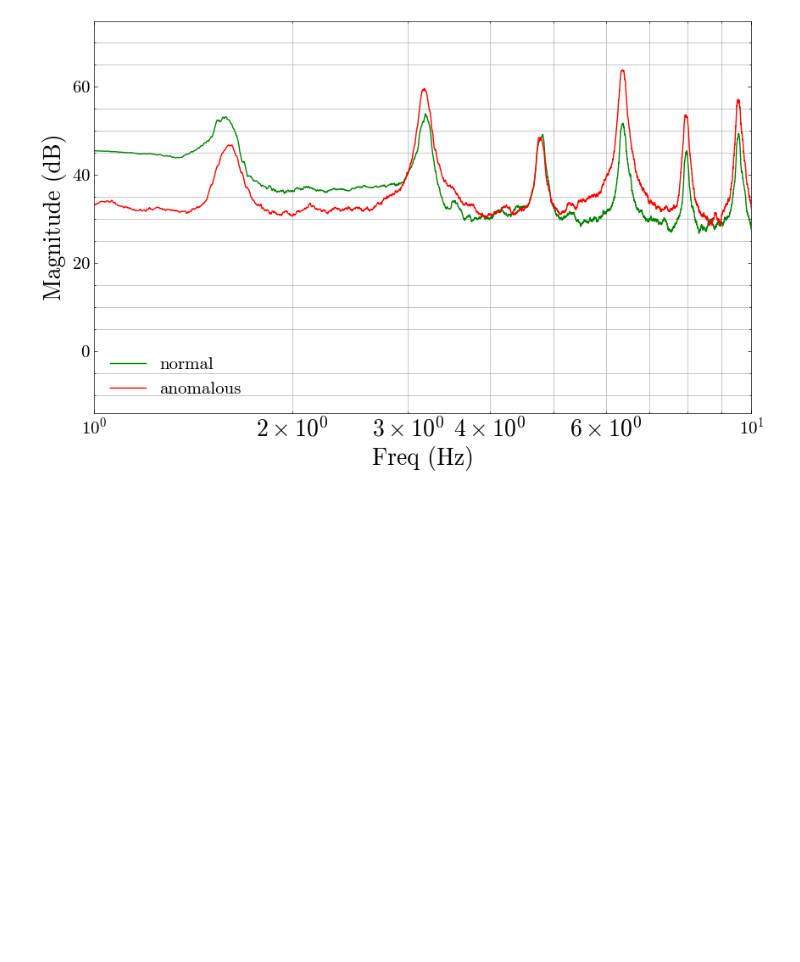
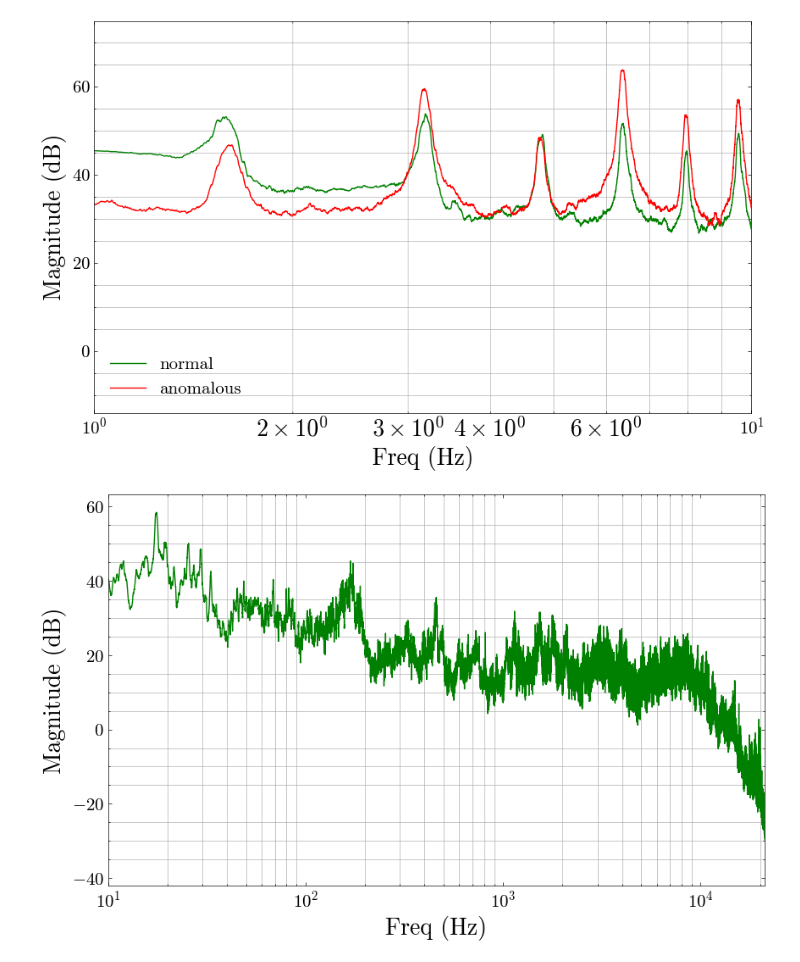
Before and after one commit to FlyingFish760/5ARIP10, a Jupyter notebook: FFT.ipynb, the cells around one changed output. Saved outputs shown, nothing was run; the diff lists cells and outputs as text; code cells hidden in the pictures; blank space fills up the shorter version.

Commit message:
adding omron mic FFT plots

```diff
--- a/FFT.ipynb
+++ b/FFT.ipynb
@@ -8,9 +8,8 @@ from pylab import *
 import os
 from HD_Model_NEW.HD_DataLoader import *
 # %%
-# figure folder path
-fig_folder = r'C:\Users\piete\OneDrive\Documents\MSc\Q3\5ARIP10\FinalReport\FFTfigures'
-
+fig_folder = r'C:\Users\PCpieter\OneDrive\Documents\MSc\Q3\5ARIP10\FinalReport\FFTfigures'
+omron_data_folder = r'C:\Users\PCpieter\OneDrive\Documents\MSc\Q3\5ARIP10\DCASE_dataset\5ARIP10\Omron_visit_tests\Microphone'
 dir_data = os.path.join(os.getcwd(), 'HD_Model_NEW', 'HD_data')
 HD_object = HD(data_path=dir_data)
 data = HD_object.generate_database()
@@ -17,3 +19,21 @@ data = HD_object.generate_database()
+# %%
+id =0
+data_tot = {}
+
+for file_name in listdir(omron_data_folder):
+    data_tot[id] = {}
+
+    sr, data_omron = wav.read(join(omron_data_folder, file_name))
+
+    data_tot[id]['SampleRate'] = sr
+    data_tot[id]['Data'] = data_omron[:,0]
+    id=id+1
+# %%
+concat_mic_data_omron = []
+mic_data = []
+for i in range(len(data_tot)):
+    mic_data.append(data_tot[i]['Data'])
+    concat_mic_data_omron = np.concatenate(mic_data)
 # %%
 def make_fft(plot, fs):
 
@@ -282,3 +302,23 @@ plt.savefig(file_path2, format='eps')
 plt.show()
 # %% [output]
 [figure]
+# %%
+concat_mic_data_omron
+fs = 44100
+freq9, X_db9 = make_fft_moving_mean(concat_mic_data_omron, fs)
+# %%
+# ZOOMED IMOTORLP
+
+file_path = os.path.join(fig_folder, 'FFT_mic_omron_testday.eps')
+plt.figure(figsize = (10, 6))
+plt.semilogx(freq9, X_db9, label = "normal", color = 'green')
+plt.xlabel('Freq (Hz)', fontdict={'fontsize': fontsize})
+plt.ylabel('Magnitude (dB)', fontdict={'fontsize': fontsize})
+plt.xticks(fontsize = ticksize)
+plt.yticks(fontsize = ticksize)
+xlim((10, 21000))
+plt.grid(True, which='minor')
+plt.savefig(file_path, format='eps')
+plt.show()
+# %% [output]
+[figure, added]
```
Also changed, not shown: parts of 5 cells of this notebook.
